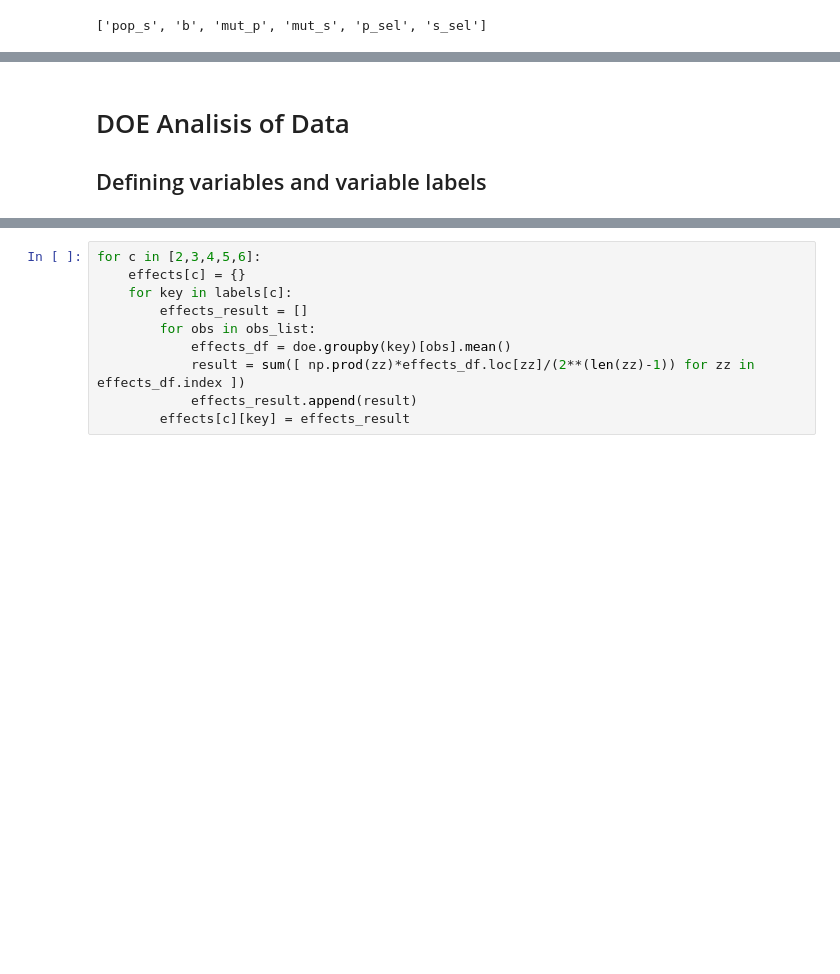
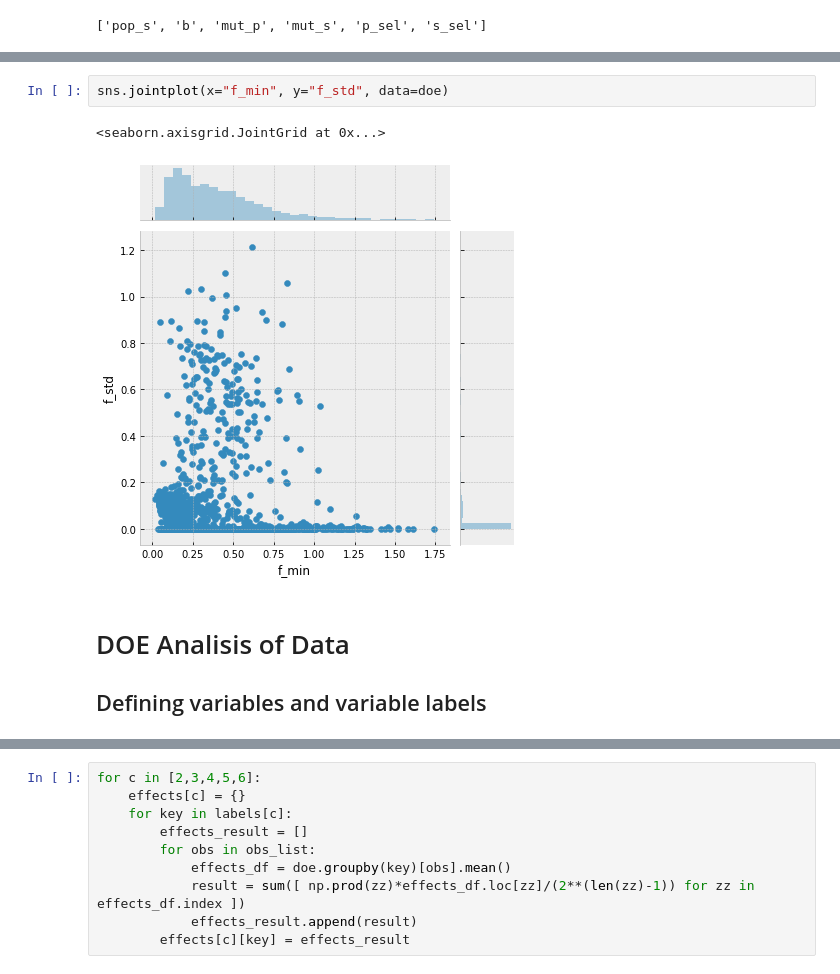
Before and after one commit to EloyRD/ThesisExp, a Jupyter notebook: EA_A_06_2LFact_Ana.ipynb, the cells around one changed output, grey strips where cells are left out. Saved outputs shown, nothing was run; the diff lists cells and outputs as text; blank space fills up the shorter version.

```diff
--- a/EA_A_06_2LFact_Ana.ipynb
+++ b/EA_A_06_2LFact_Ana.ipynb
@@ -44,6 +91,11 @@ list(doe.columns[0:6])
+# %%
+sns.jointplot(x="f_min", y="f_std", data=doe)
+# %% [output]
+<seaborn.axisgrid.JointGrid at 0x...>
+[figure, added]
 # %% [markdown]
-# DOE Analisis of Data
-## Defining variables and variable labels
+# DOE Analisis of Data  <a name="DOEAnalysis"></a>
+## Defining variables and variable labels  <a name="DOEVariables"></a>
 # %%
 labels = {}
 labels[1] = list(doe.columns[0:6])
```
Also changed, not shown: parts of 35 cells of this notebook, 4 other files.
